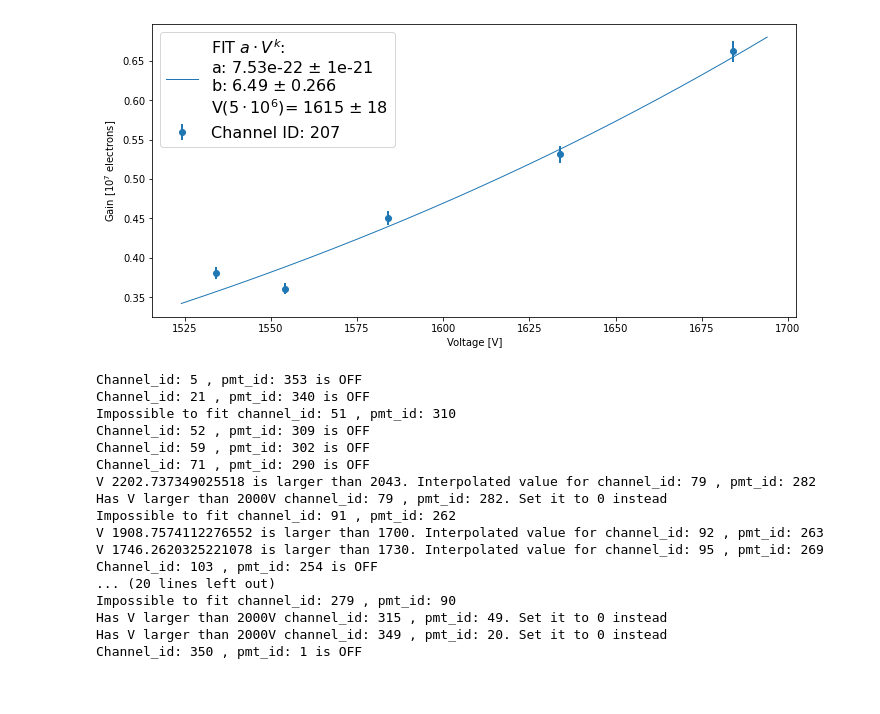
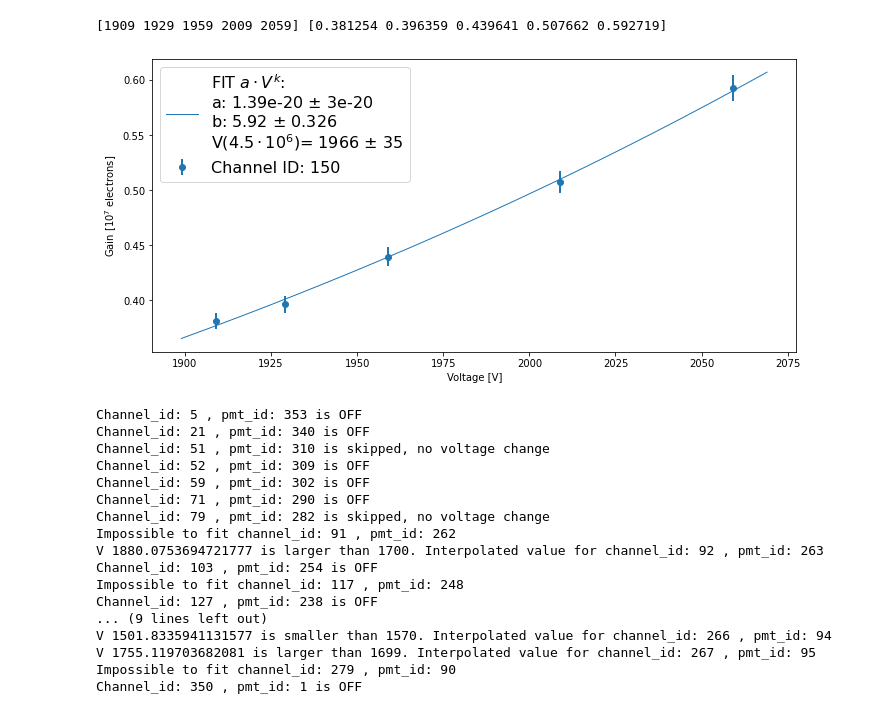
Before and after one commit to mvicenzi/pmt-calibration, a Jupyter notebook: equalization/gain-calibration.ipynb, the cells around one changed output. Drawn from its saved outputs; the diff is of its cells as text; code cells hidden in the pictures.

```diff
--- a/equalization/gain-calibration.ipynb
+++ b/equalization/gain-calibration.ipynb
@@ -89,7 +89,7 @@ def ipoly( g, a, ea, k, ek ):
 
     return v0, ev0
 
-def dofit( data_x, data_y, error_y, g_target=0.5 ):
+def dofit( data_x, data_y, error_y, g_target=0.45 ):
     """
     Args:
         g_target: target gain in units of 10^7
@@ -141,6 +141,7 @@ def plotone( PMT, bb, vv ):
     fig, ax = plt.subplots(1,1, figsize=(10, 4.8))
 
     v, g, eg = get_list_for_ch(PMT, bb, vv)
+    print( v, g)
 
     kargs={'marker':'o', 'lw':0.0, 'elinewidth':2.0}
 
@@ -157,7 +158,7 @@ def plotone( PMT, bb, vv ):
     label= "FIT $a \cdot V^k$: \n"
     label+="a: %.2e $\pm$ %3.e\n" % ( p[0], ep[0] )
     label+="b: %.2f $\pm$ %.3f\n" % ( p[1], ep[1] )
-    label+='V($5 \cdot 10^6$)= %d $\pm$ %d' % ( vnom, evnom )
+    label+='V($4.5 \cdot 10^6$)= %d $\pm$ %d' % ( vnom, evnom )
 
     ax.plot(xint, yint, color=out[0].get_color(), lw=1.0, label=label)
 
@@ -181,16 +182,18 @@ def loaddata(runhvdb):
 # %%
 runhvdb = { 9230:"m50", 9229:"m30", 9226: "nominal", 9227:"p50", 9228:"p100" }
 voltages, bkg = loaddata(runhvdb)
-plotone( 207, bkg, voltages )
+plotone( 150, bkg, voltages )
 
 plt.show()
 # %% [output]
+[1909 1929 1959 2009 2059] [0.381254 0.396359 0.439641 0.507662 0.592719]
-[figure, old version]
+[figure, new version]
 # %%
 # SAVE MANY TO FILE
 geo = readSqlitedb()
 
-runhvdb = { 9230:"m50", 9229:"m30", 9226: "nominal", 9227:"p50", 9228:"p100" }
+runhvdb = { 9229:"m30", 9226: "nominal", 9227:"p50", 9228:"p100" }
+#runhvdb = { 9230:"m50", 9229:"m30", 9226: "nominal", 9227:"p50", 9228:"p100" }
 voltages, bkg = loaddata(runhvdb)
 
 new_voltages = {}
@@ -201,10 +204,8 @@ for channel_id in range(0, 360):
 
     pmt_id = geo[geo.channel_id==channel_id].pmt_id.values[0]
 
-    # We skip some ch known problemaic
-    ## 350, 248, 215, 190, 161, 139, 127, 103, 131, 59, 52, 21, 5, 71 (switched-off)
-    ## ...
-    ## ...
+    ## We skip switched-off channels
+    ## 350, 248, 215, 190, 161, 139, 127, 103, 131, 59, 52, 21, 5, 71
     if channel_id in [ 350, 248, 215, 190, 161, 139, 127, 103, 131, 59, 52, 21, 5, 71 ]:
         print("Channel_id: {} , pmt_id: {} is OFF".format(channel_id, pmt_id))
         new_voltages[pmt_id] = 0
@@ -216,6 +217,14 @@ for channel_id in range(0, 360):
 
     #Fetch data
     v, g, eg = get_list_for_ch(channel_id, bkg, voltages)
+
+    # We skip some problematic channels
+    # 51, 79 --> drift issues, would go above 2000V
+    if channel_id in [ 51, 79 ]:
+        print("Channel_id: {} , pmt_id: {} is skipped, no voltage change".format(channel_id, pmt_id))
+        new_voltages[pmt_id] = v[1] # from run9226, old nominal
+        plt.close()
+        continue
 
     try:
         out=ax.errorbar( x=v, y=g, yerr=eg, label=("Channel ID: %d" % channel_id), **kargs )
@@ -233,7 +242,7 @@ for channel_id in range(0, 360):
             label= "FIT $a \cdot V^k$: \n"
             label+="a: %.2e $\pm$ %3.e\n" % ( p[0], ep[0] )
             label+="b: %.2f $\pm$ %.3f\n" % ( p[1], ep[1] )
-            label+='V($5 \cdot 10^6$)= %d $\pm$ %d' % ( vnom, evnom )
+            label+='V($4.5 \cdot 10^6$)= %d $\pm$ %d' % ( vnom, evnom )
 
             ax.plot(xint, yint, color=out[0].get_color(), lw=1.0, label=label)
 
@@ -268,20 +277,20 @@ pdf.close()
 # %% [output]
 Channel_id: 5 , pmt_id: 353 is OFF
 Channel_id: 21 , pmt_id: 340 is OFF
-Impossible to fit channel_id: 51 , pmt_id: 310
+Channel_id: 51 , pmt_id: 310 is skipped, no voltage change
 Channel_id: 52 , pmt_id: 309 is OFF
 Channel_id: 59 , pmt_id: 302 is OFF
 Channel_id: 71 , pmt_id: 290 is OFF
-V 2202.737349025518 is larger than 2043. Interpolated value for channel_id: 79 , pmt_id: 282
-Has V larger than 2000V channel_id: 79 , pmt_id: 282. Set it to 0 instead
+Channel_id: 79 , pmt_id: 282 is skipped, no voltage change
 Impossible to fit channel_id: 91 , pmt_id: 262
-V 1908.7574112276552 is larger than 1700. Interpolated value for channel_id: 92 , pmt_id: 263
-V 1746.2620325221078 is larger than 1730. Interpolated value for channel_id: 95 , pmt_id: 269
+V 1880.0753694721777 is larger than 1700. Interpolated value for channel_id: 92 , pmt_id: 263
 Channel_id: 103 , pmt_id: 254 is OFF
-... (20 lines left out)
+Impossible to fit channel_id: 117 , pmt_id: 248
+Channel_id: 127 , pmt_id: 238 is OFF
+... (9 lines left out)
+V 1501.8335941131577 is smaller than 1570. Interpolated value for channel_id: 266 , pmt_id: 94
+V 1755.119703682081 is larger than 1699. Interpolated value for channel_id: 267 , pmt_id: 95
 Impossible to fit channel_id: 279 , pmt_id: 90
-Has V larger than 2000V channel_id: 315 , pmt_id: 49. Set it to 0 instead
-Has V larger than 2000V channel_id: 349 , pmt_id: 20. Set it to 0 instead
 Channel_id: 350 , pmt_id: 1 is OFF
 # %%
 # create the HV file
```
Also changed, not shown: parts of 4 cells of this notebook.
